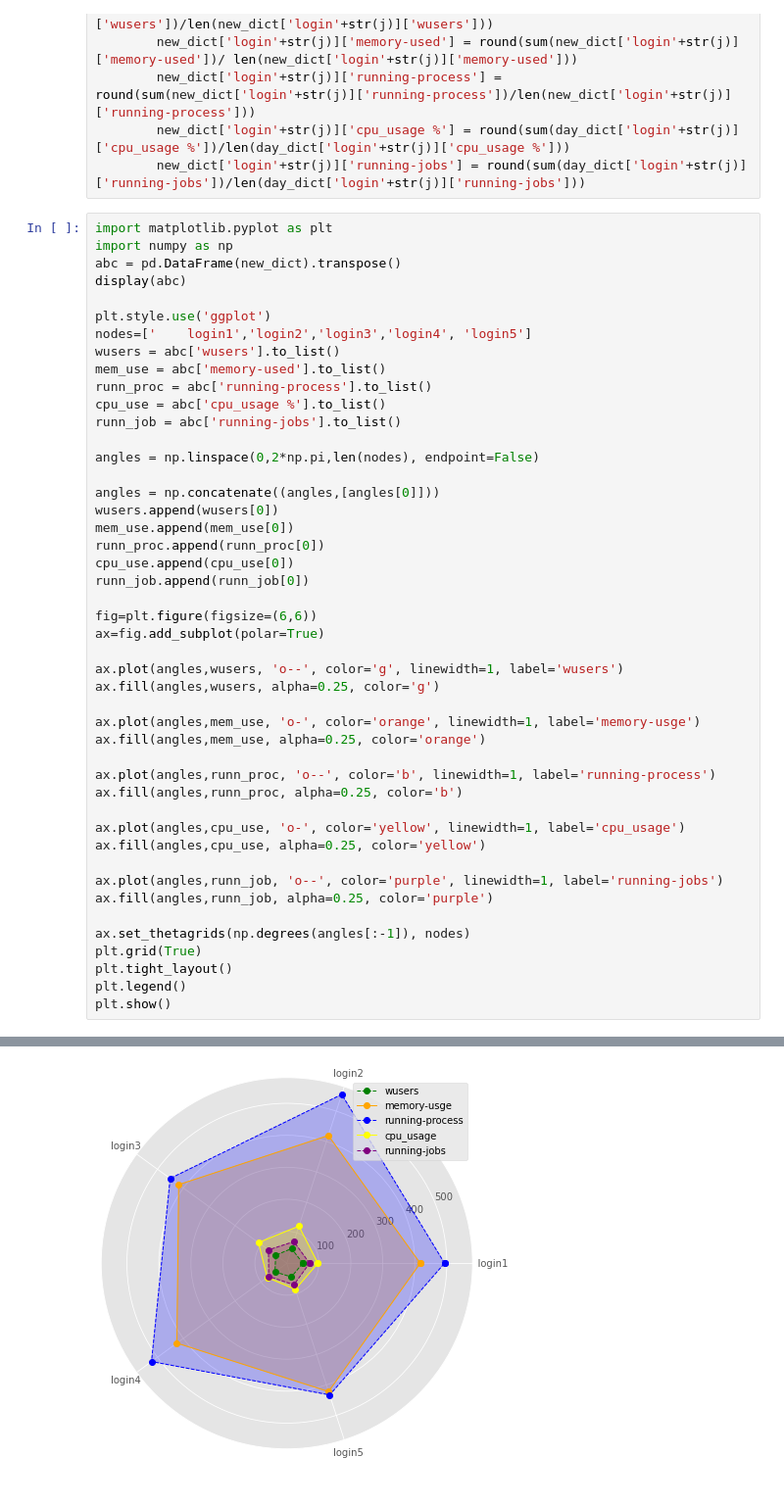
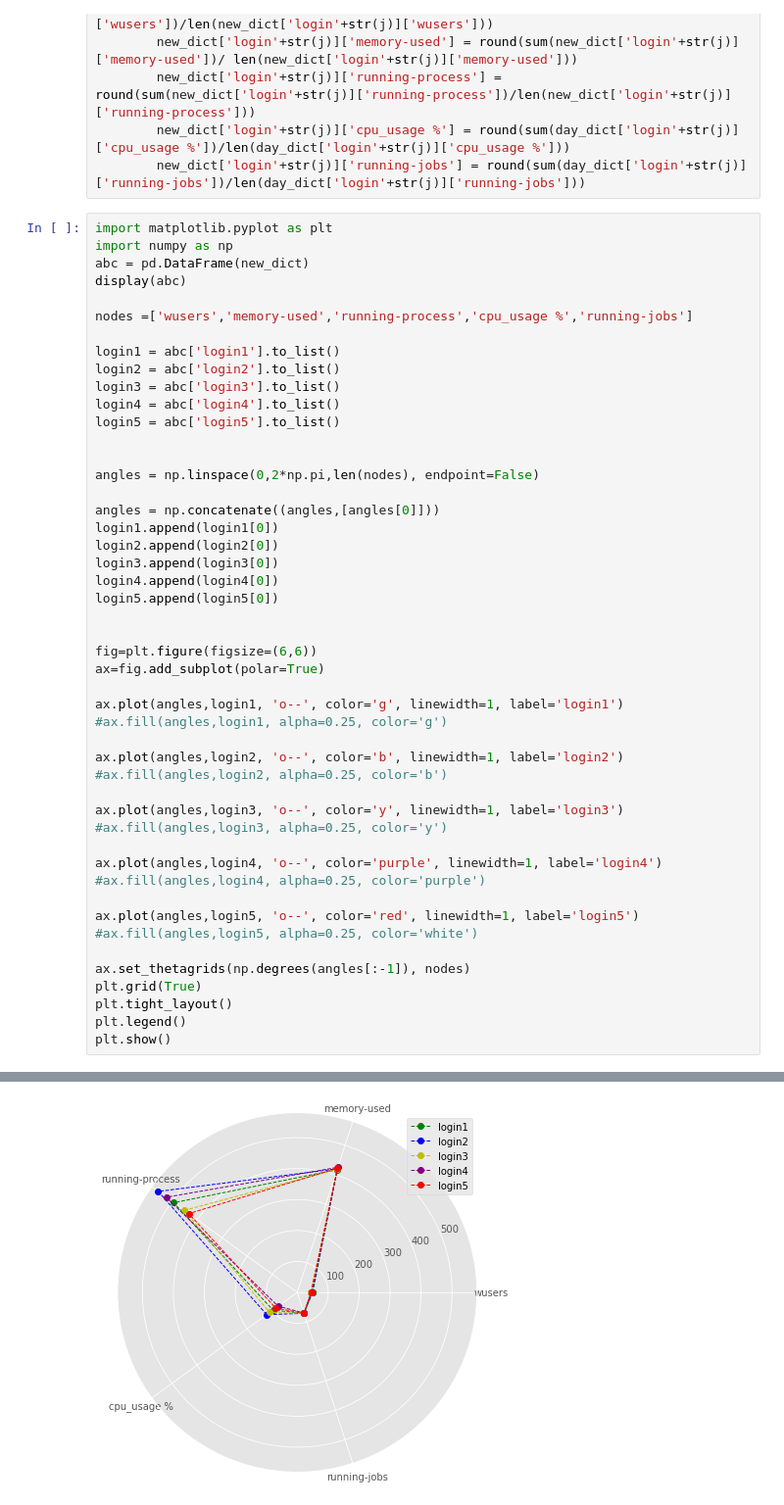
Before and after one commit to shubhamrastogi1810/SMC-Data_Challenge, a Jupyter notebook: Dimension_relation.ipynb, the cells around one changed output, grey strips where cells are left out. Shown at 98% size. Drawn from its saved outputs; the diff is of its cells as text.

```diff
--- a/Dimension_relation.ipynb
+++ b/Dimension_relation.ipynb
@@ -65,43 +65,45 @@ for j in range(1,6):
 # %%
 import matplotlib.pyplot as plt
 import numpy as np
-abc = pd.DataFrame(new_dict).transpose()
+abc = pd.DataFrame(new_dict)
 display(abc)
 
-plt.style.use('ggplot')
-nodes=['    login1','login2','login3','login4', 'login5']
-wusers = abc['wusers'].to_list()
-mem_use = abc['memory-used'].to_list()
-runn_proc = abc['running-process'].to_list()
-cpu_use = abc['cpu_usage %'].to_list()
-runn_job = abc['running-jobs'].to_list()
+nodes =['wusers','memory-used','running-process','cpu_usage %','running-jobs']
+
+login1 = abc['login1'].to_list()
+login2 = abc['login2'].to_list()
+login3 = abc['login3'].to_list()
+login4 = abc['login4'].to_list()
+login5 = abc['login5'].to_list()
+
 
 angles = np.linspace(0,2*np.pi,len(nodes), endpoint=False)
 
 angles = np.concatenate((angles,[angles[0]]))
-wusers.append(wusers[0])
-mem_use.append(mem_use[0])
-runn_proc.append(runn_proc[0])
-cpu_use.append(cpu_use[0])
-runn_job.append(runn_job[0])
+login1.append(login1[0])
+login2.append(login2[0])
+login3.append(login3[0])
+login4.append(login4[0])
+login5.append(login5[0])
+
 
 fig=plt.figure(figsize=(6,6))
 ax=fig.add_subplot(polar=True)
 
-ax.plot(angles,wusers, 'o--', color='g', linewidth=1, label='wusers')
-ax.fill(angles,wusers, alpha=0.25, color='g')
+ax.plot(angles,login1, 'o--', color='g', linewidth=1, label='login1')
+#ax.fill(angles,login1, alpha=0.25, color='g')
 
-ax.plot(angles,mem_use, 'o-', color='orange', linewidth=1, label='memory-usge')
-ax.fill(angles,mem_use, alpha=0.25, color='orange')
+ax.plot(angles,login2, 'o--', color='b', linewidth=1, label='login2')
+#ax.fill(angles,login2, alpha=0.25, color='b')
 
-ax.plot(angles,runn_proc, 'o--', color='b', linewidth=1, label='running-process')
-ax.fill(angles,runn_proc, alpha=0.25, color='b')
+ax.plot(angles,login3, 'o--', color='y', linewidth=1, label='login3')
+#ax.fill(angles,login3, alpha=0.25, color='y')
 
-ax.plot(angles,cpu_use, 'o-', color='yellow', linewidth=1, label='cpu_usage')
-ax.fill(angles,cpu_use, alpha=0.25, color='yellow')
+ax.plot(angles,login4, 'o--', color='purple', linewidth=1, label='login4')
+#ax.fill(angles,login4, alpha=0.25, color='purple')
 
-ax.plot(angles,runn_job, 'o--', color='purple', linewidth=1, label='running-jobs')
-ax.fill(angles,runn_job, alpha=0.25, color='purple')
+ax.plot(angles,login5, 'o--', color='red', linewidth=1, label='login5')
+#ax.fill(angles,login5, alpha=0.25, color='white')
 
 ax.set_thetagrids(np.degrees(angles[:-1]), nodes)
 plt.grid(True)
@@ -118 +120 @@ plt.show()
-[figure, old version]
+[figure, new version]
```
Also changed, not shown: parts of 1 cell of this notebook.
